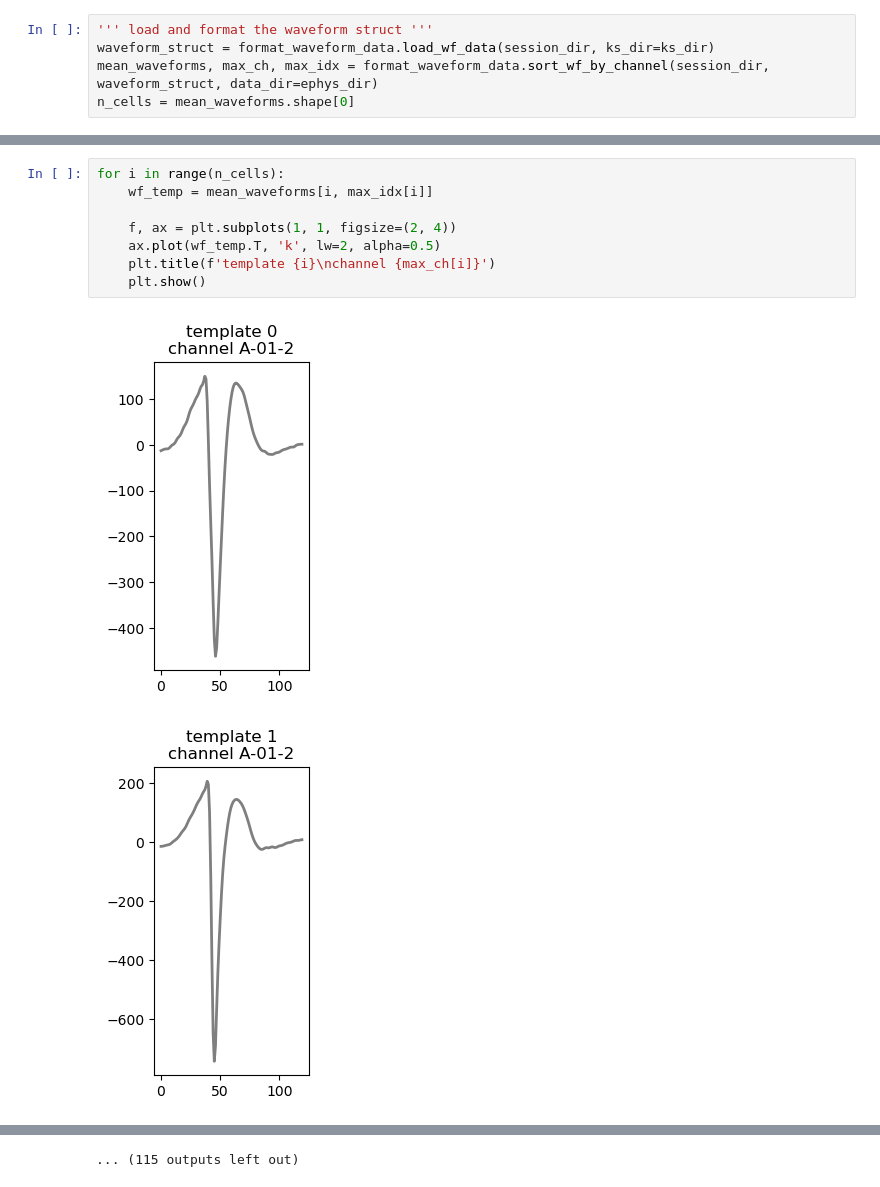
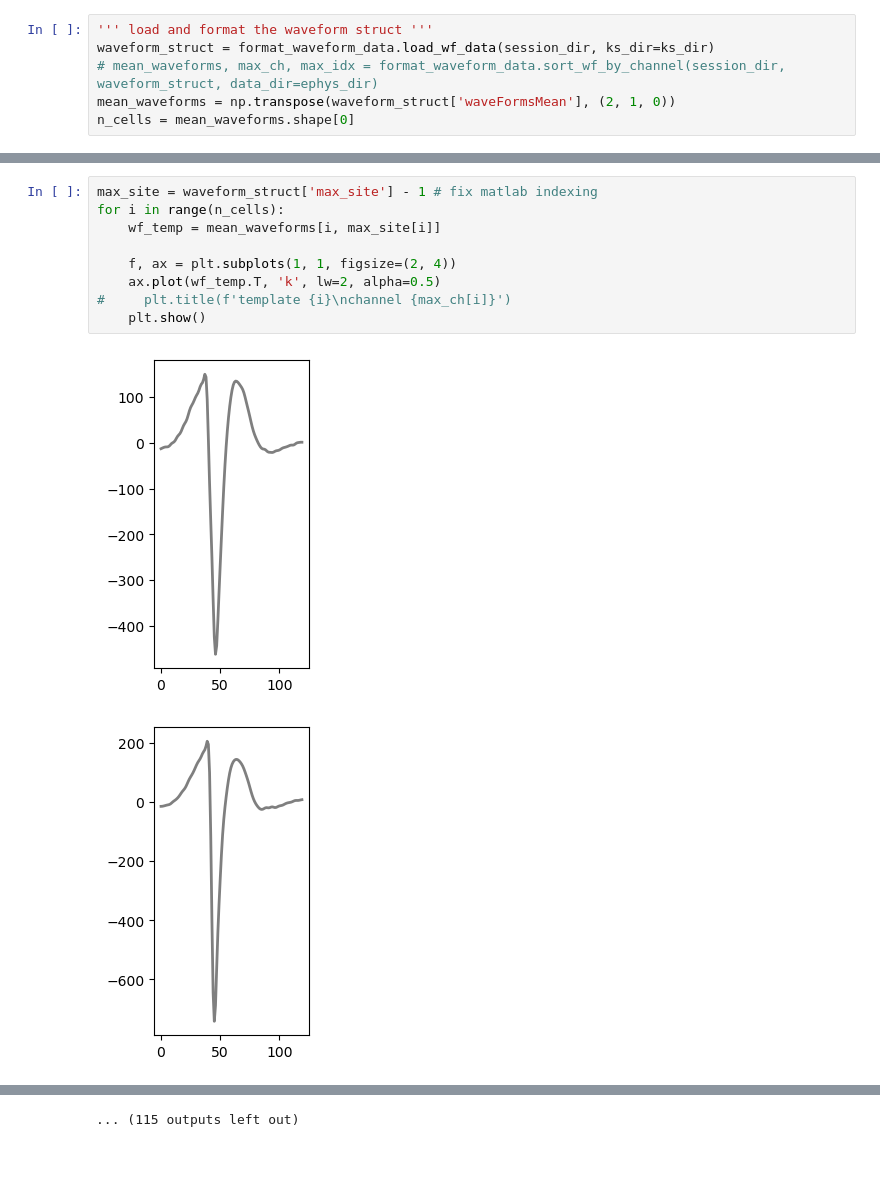
Before and after one commit to isabellow/lhy_hpc, a Jupyter notebook: stim/basic_waveform_analysis.ipynb, the cells around one changed output, grey strips where cells are left out. Cells and saved outputs as stored; diff of their text form; blank space fills up the shorter version.

```diff
--- a/stim/basic_waveform_analysis.ipynb
+++ b/stim/basic_waveform_analysis.ipynb
@@ -41,7 +106,8 @@ save folder exists
 # %%
 ''' load and format the waveform struct '''
 waveform_struct = format_waveform_data.load_wf_data(session_dir, ks_dir=ks_dir)
-mean_waveforms, max_ch, max_idx = format_waveform_data.sort_wf_by_channel(session_dir, waveform_struct, data_dir=ephys_dir)
+# mean_waveforms, max_ch, max_idx = format_waveform_data.sort_wf_by_channel(session_dir, waveform_struct, data_dir=ephys_dir)
+mean_waveforms = np.transpose(waveform_struct['waveFormsMean'], (2, 1, 0))
 n_cells = mean_waveforms.shape[0]
 # %% [output]
 Z:/Isabel/data/hpc_implants/LIM63/LIM63_240610/LIM63_240610_131820/kilosort4_hash_blanked/waveformStruct.mat
@@ -50,11 +115,12 @@ Z:/Isabel/data/hpc_implants/LIM63/LIM63_240610/LIM63_240610_131820/raw_ephys_out
 # %%
+max_site = waveform_struct['max_site'] - 1 # fix matlab indexing
 for i in range(n_cells):
-    wf_temp = mean_waveforms[i, max_idx[i]]
+    wf_temp = mean_waveforms[i, max_site[i]]
 
     f, ax = plt.subplots(1, 1, figsize=(2, 4))
     ax.plot(wf_temp.T, 'k', lw=2, alpha=0.5)
-    plt.title(f'template {i}\nchannel {max_ch[i]}')
+#     plt.title(f'template {i}\nchannel {max_ch[i]}')
     plt.show()
 # %% [output]
-[figure, old version]
+[figure, new version]
-[figure, old version]
+[figure, new version]
```
Also changed, not shown: parts of 14 cells of this notebook, 8 other files.
